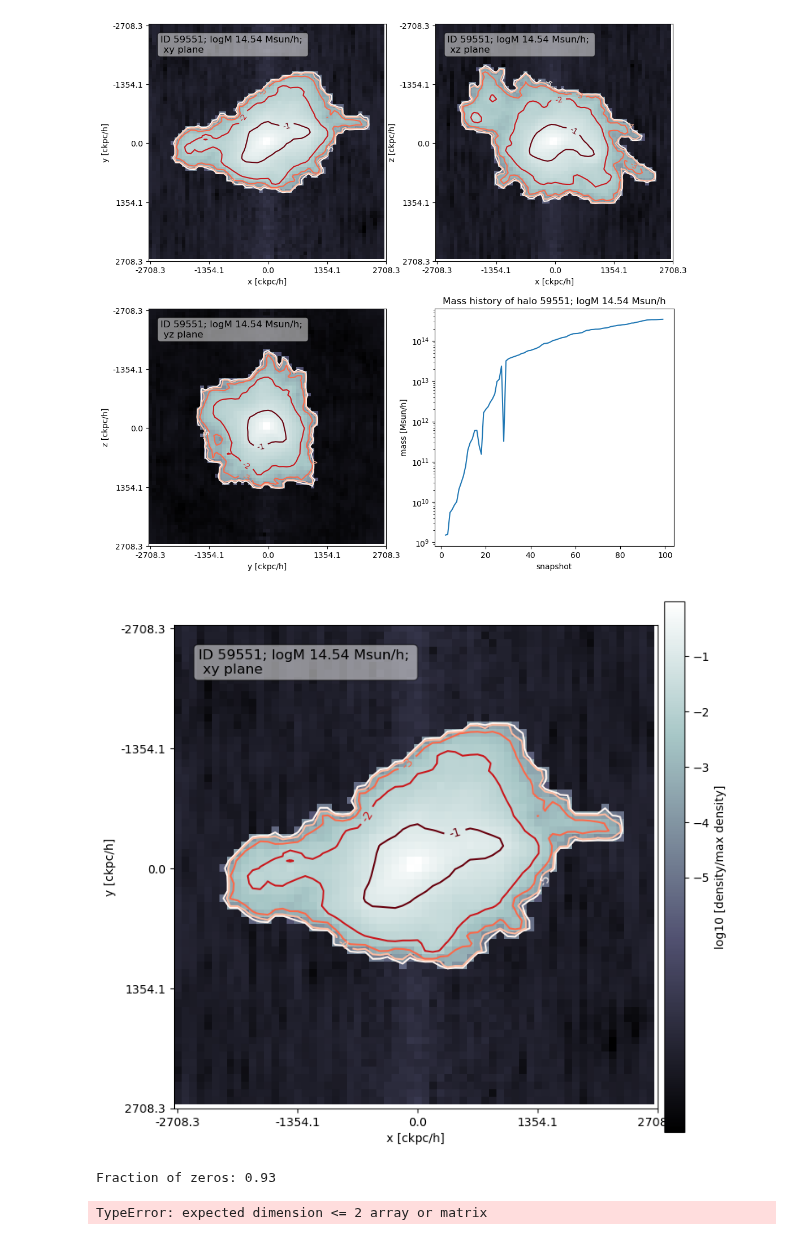
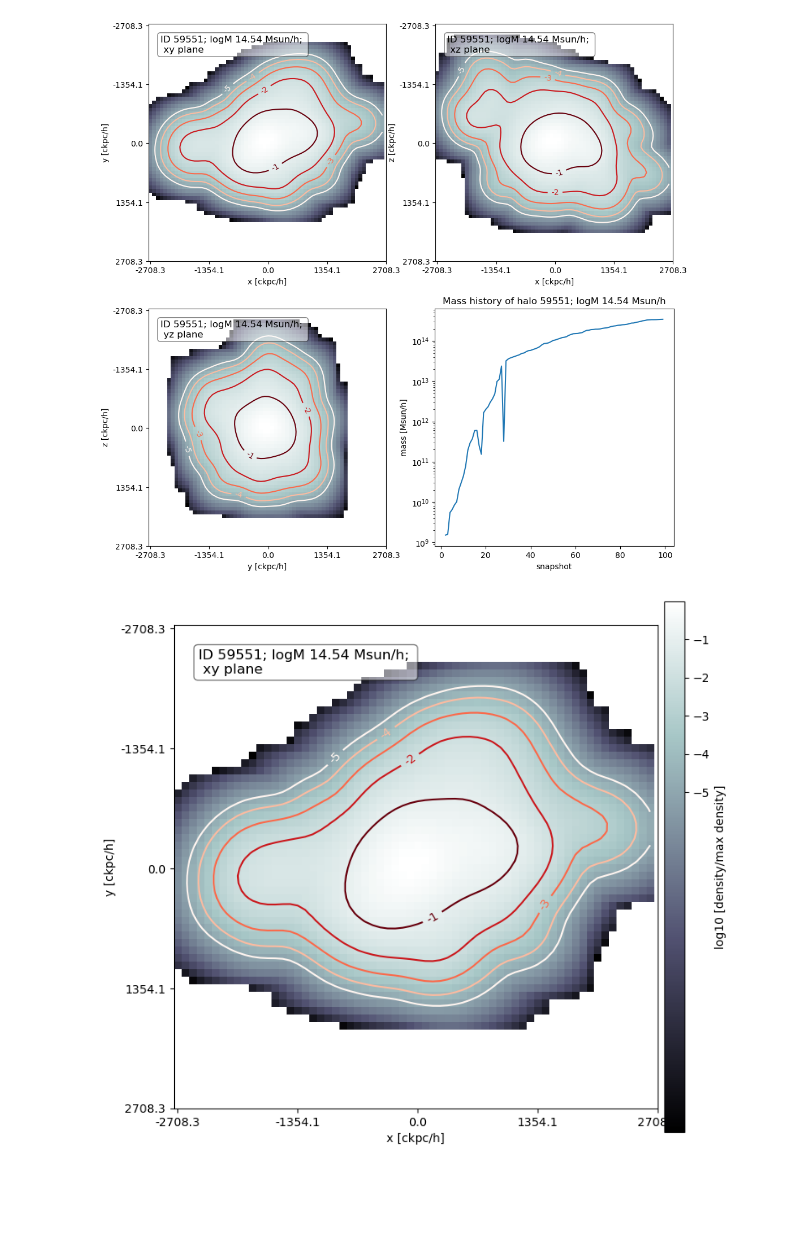
Before and after one commit to SergeiDBykov/self_supervised_halos, a Jupyter notebook: notebooks/tng_data_prep.ipynb, the cells around one changed output. Saved outputs shown, nothing was run; the diff lists cells and outputs as text; code cells hidden in the pictures; blank space fills up the shorter version.

Commit message:
removed smoothing from histogram hathering replaced smooting from pylians to scipy.

```diff
--- a/notebooks/tng_data_prep.ipynb
+++ b/notebooks/tng_data_prep.ipynb
@@ -52,10 +24,10 @@ test
 # %%
 from utils.data.tng_query import HaloInfo
 
-halo_lowmass = HaloInfo(downloaded_halos[-3])
-halo_highmass = HaloInfo(downloaded_halos[3])
+halo_lowmass = HaloInfo(958424)
+halo_highmass = HaloInfo(59551)
 
 for halo in [halo_lowmass, halo_highmass]:
-    dens = halo.make_3d_density(grid_bins=64, box_half_size=-5)
+    dens = halo.make_3d_density()
     halo.plot_all(dens)
 # %% [output]
@@ -64,2 +36,2 @@ for halo in [halo_lowmass, halo_highmass]:
-[figure, old version]
+[figure, new version]
-[figure, old version]
+[figure, new version]
@@ -68,19 +37,0 @@ arr = dens['hist']
-# %%
-n = arr.size
-prop_zeros = np.sum(arr == 0) / n
-print(f'Fraction of zeros: {prop_zeros:.2f}')
-
-#save dens['hist'] with pickle
-import pickle
-
-with open(data_path[:-4]+'density.pkl', 'wb') as f:
-    pickle.dump(dens['hist'], f)
-
-#array is mostly zeros, so we can save it as sparse
-
-from scipy.sparse import csr_matrix
-
-arr_sparse = csr_matrix(arr)
-# %% [output]
-Fraction of zeros: 0.93
-TypeError: expected dimension <= 2 array or matrix
```
Also changed, not shown: parts of 15 cells of this notebook, 1 other file.
